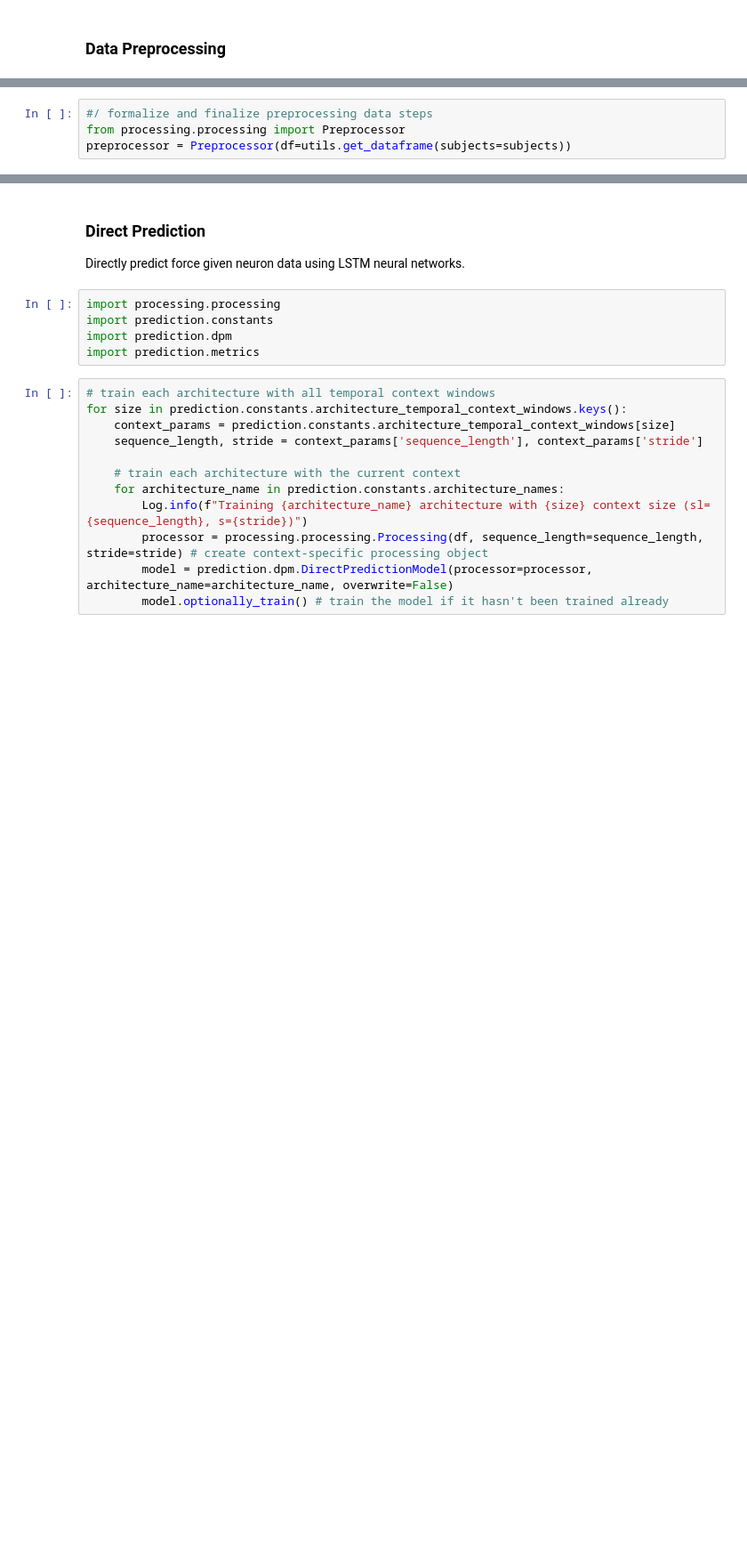
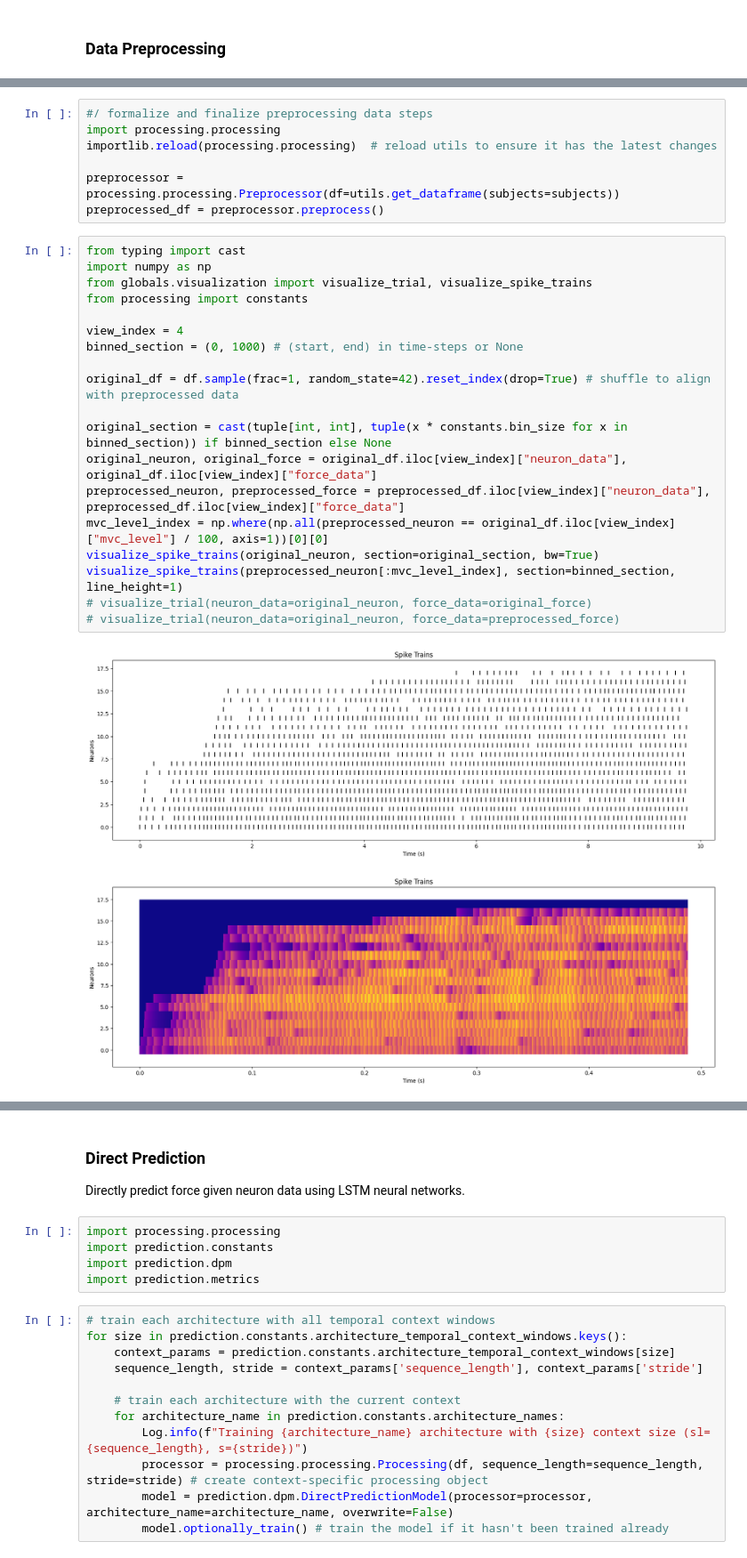
Before and after one commit to paul-bokelman/force-prediction, a Jupyter notebook: main.ipynb, the cells around one changed output, grey strips where cells are left out. Shown at 89% size. Saved outputs shown, nothing was run; the diff lists cells and outputs as text; blank space fills up the shorter version.

```diff
--- a/main.ipynb
+++ b/main.ipynb
@@ -77,4 +92,29 @@ Total number of samples: 234
 # %%
 #/ formalize and finalize preprocessing data steps
-from processing.processing import Preprocessor
-preprocessor = Preprocessor(df=utils.get_dataframe(subjects=subjects))
+import processing.processing
+importlib.reload(processing.processing)  # reload utils to ensure it has the latest changes
+
+preprocessor = processing.processing.Preprocessor(df=utils.get_dataframe(subjects=subjects))
+preprocessed_df = preprocessor.preprocess()
+# %%
+from typing import cast
+import numpy as np
+from globals.visualization import visualize_trial, visualize_spike_trains
+from processing import constants
+
+view_index = 4
+binned_section = (0, 1000) # (start, end) in time-steps or None
+
+original_df = df.sample(frac=1, random_state=42).reset_index(drop=True) # shuffle to align with preprocessed data
+
+original_section = cast(tuple[int, int], tuple(x * constants.bin_size for x in binned_section)) if binned_section else None
+original_neuron, original_force = original_df.iloc[view_index]["neuron_data"], original_df.iloc[view_index]["force_data"]
+preprocessed_neuron, preprocessed_force = preprocessed_df.iloc[view_index]["neuron_data"], preprocessed_df.iloc[view_index]["force_data"]
+mvc_level_index = np.where(np.all(preprocessed_neuron == original_df.iloc[view_index]["mvc_level"] / 100, axis=1))[0][0]
+visualize_spike_trains(original_neuron, section=original_section, bw=True)
+visualize_spike_trains(preprocessed_neuron[:mvc_level_index], section=binned_section, line_height=1)
+# visualize_trial(neuron_data=original_neuron, force_data=original_force)
+# visualize_trial(neuron_data=original_neuron, force_data=preprocessed_force)
+# %% [output]
+[figure, added]
+[figure, added]
```
Also changed, not shown: parts of 5 cells of this notebook, 5 other files.
